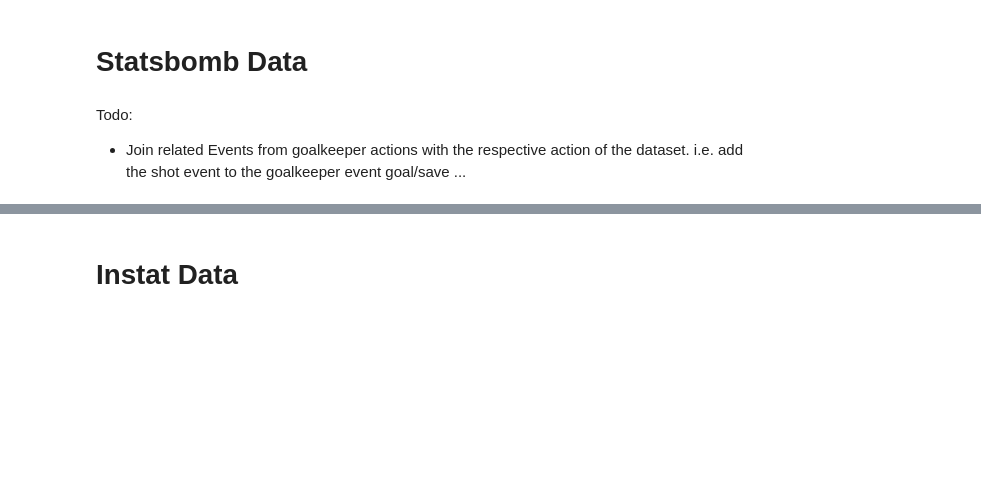
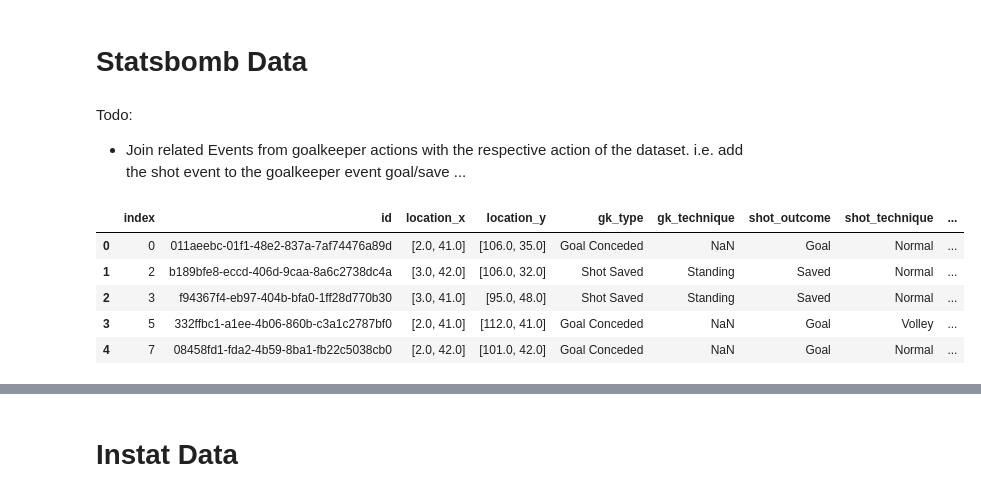
Before and after one commit to keepertrainer78698/youth-base, a Jupyter notebook: goalkeeping/int-goalkeeping/events.ipynb, the cells around one changed output, grey strips where cells are left out. Cells and saved outputs as stored; diff of their text form; code cells hidden in the pictures; blank space fills up the shorter version.

```diff
--- a/goalkeeping/int-goalkeeping/events.ipynb
+++ b/goalkeeping/int-goalkeeping/events.ipynb
@@ -163,0 +232,10 @@ gk_exp = merge_gk['goalkeeper'].apply(pd.Series)
+# %%
+# gk_shots
+shot_model.head()
+# %% [output]
+|  | index | id | location_x | location_y | gk_type | gk_technique | shot_outcome | shot_technique | ... |
+| 0 | 0 | 011aeebc-01f1-48e2-837a-7af74476a89d | [2.0, 41.0] | [106.0, 35.0] | Goal Conceded | NaN | Goal | Normal | ... |
+| 1 | 2 | b189bfe8-eccd-406d-9caa-8a6c2738dc4a | [3.0, 42.0] | [106.0, 32.0] | Shot Saved | Standing | Saved | Normal | ... |
+| 2 | 3 | f94367f4-eb97-404b-bfa0-1ff28d770b30 | [3.0, 41.0] | [95.0, 48.0] | Shot Saved | Standing | Saved | Normal | ... |
+| 3 | 5 | 332ffbc1-a1ee-4b06-860b-c3a1c2787bf0 | [2.0, 41.0] | [112.0, 41.0] | Goal Conceded | NaN | Goal | Volley | ... |
+| 4 | 7 | 08458fd1-fda2-4b59-8ba1-fb22c5038cb0 | [2.0, 42.0] | [101.0, 42.0] | Goal Conceded | NaN | Goal | Normal | ... |
```
Also changed, not shown: parts of 21 cells of this notebook, 8 other files.
